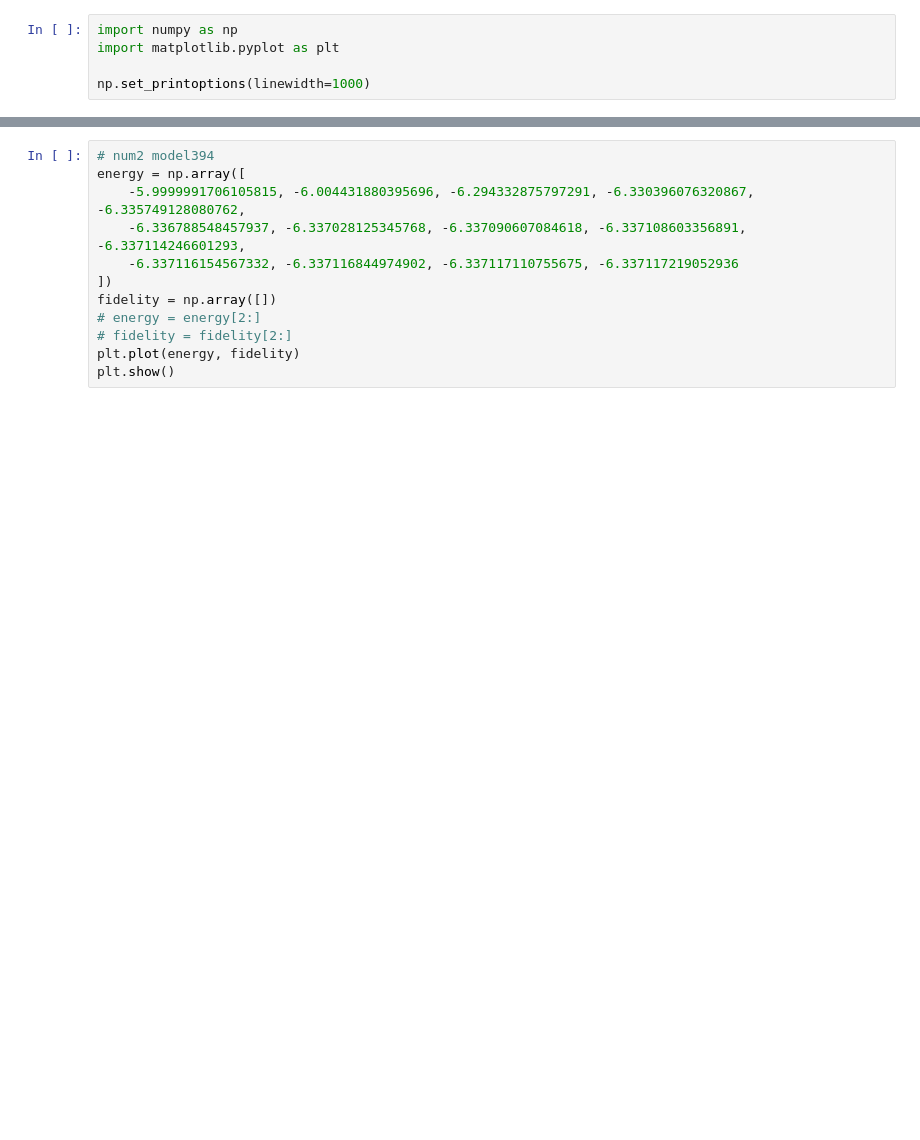
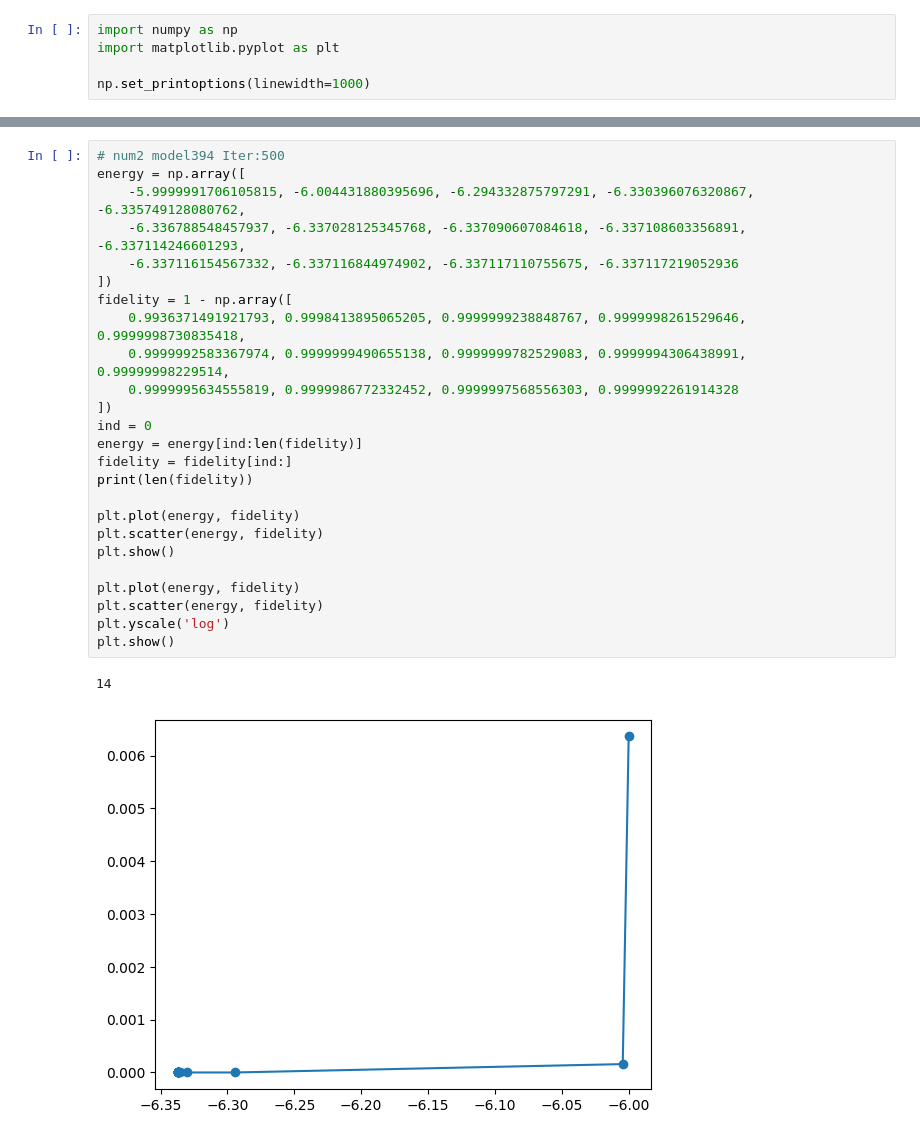
Before and after one commit to GhostArtyom/QuditVQE, a Jupyter notebook: PlotFidelity.ipynb, the cells around one changed output, grey strips where cells are left out. Saved outputs shown, nothing was run; the diff lists cells and outputs as text; blank space fills up the shorter version.

```diff
--- a/PlotFidelity.ipynb
+++ b/PlotFidelity.ipynb
@@ -26,12 +37,28 @@ plt.show()
 # %%
-# num2 model394
+# num2 model394 Iter:500
 energy = np.array([
     -5.9999991706105815, -6.004431880395696, -6.294332875797291, -6.330396076320867, -6.335749128080762,
     -6.336788548457937, -6.337028125345768, -6.337090607084618, -6.337108603356891, -6.337114246601293,
     -6.337116154567332, -6.337116844974902, -6.337117110755675, -6.337117219052936
 ])
-fidelity = np.array([])
-# energy = energy[2:]
-# fidelity = fidelity[2:]
+fidelity = 1 - np.array([
+    0.9936371491921793, 0.9998413895065205, 0.9999999238848767, 0.9999998261529646, 0.9999998730835418,
+    0.9999992583367974, 0.9999999490655138, 0.9999999782529083, 0.9999994306438991, 0.99999998229514,
+    0.9999995634555819, 0.9999986772332452, 0.9999997568556303, 0.9999992261914328
+])
+ind = 0
+energy = energy[ind:len(fidelity)]
+fidelity = fidelity[ind:]
+print(len(fidelity))
+
 plt.plot(energy, fidelity)
+plt.scatter(energy, fidelity)
 plt.show()
+
+plt.plot(energy, fidelity)
+plt.scatter(energy, fidelity)
+plt.yscale('log')
+plt.show()
+# %% [output]
+14
+[figure, added]
```
Also changed, not shown: parts of 6 cells of this notebook, 1 other file.
